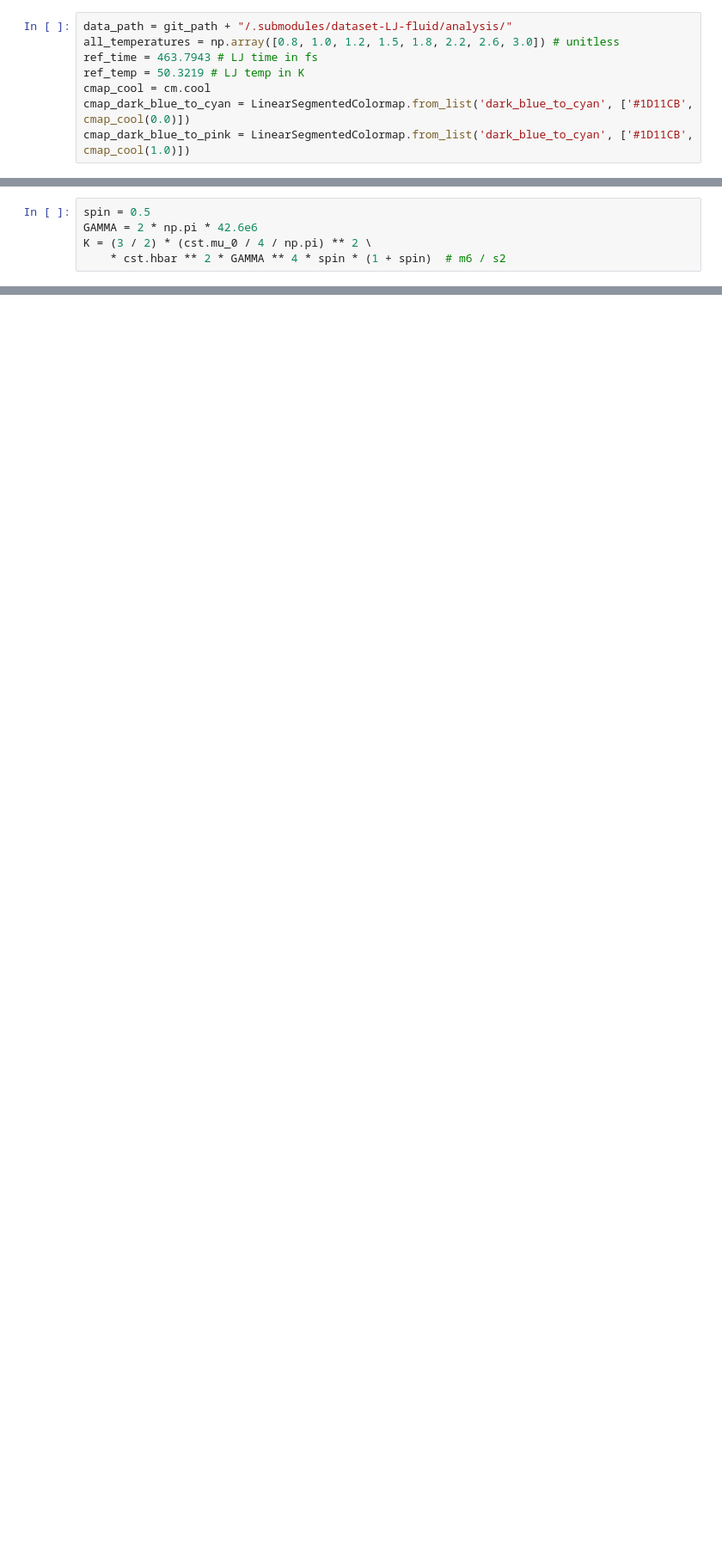
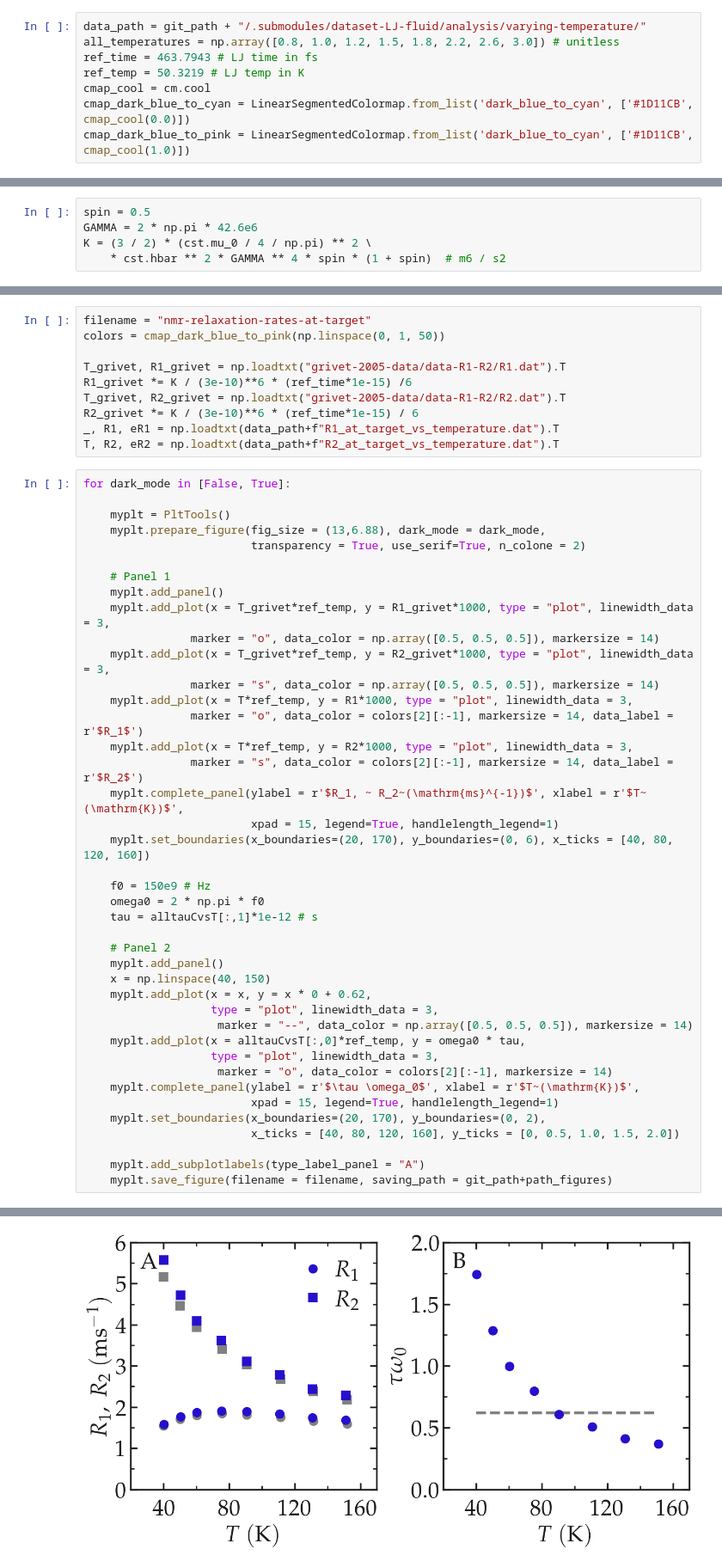
Before and after one commit to NMRDfromMD/nmrdfrommd.github.io, a Jupyter notebook: docs/source/applications/lennard-jones-fluids/nmr-relaxation-rates.ipynb, the cells around one changed output, grey strips where cells are left out. Shown at 86% size. Saved outputs shown, nothing was run; the diff lists cells and outputs as text; blank space fills up the shorter version.

```diff
--- a/docs/source/applications/lennard-jones-fluids/nmr-relaxation-rates.ipynb
+++ b/docs/source/applications/lennard-jones-fluids/nmr-relaxation-rates.ipynb
@@ -16,7 +16,7 @@ path_in_folder = current_path[len(git_path)+1:]
 sys.path.append(git_path + "/.submodules/pyplot-perso")
 from plttools import PltTools
 # %%
-data_path = git_path + "/.submodules/dataset-LJ-fluid/analysis/"
+data_path = git_path + "/.submodules/dataset-LJ-fluid/analysis/varying-temperature/"
 all_temperatures = np.array([0.8, 1.0, 1.2, 1.5, 1.8, 2.2, 2.6, 3.0]) # unitless
 ref_time = 463.7943 # LJ time in fs
 ref_temp = 50.3219 # LJ temp in K
@@ -100,0 +47,52 @@ for dark_mode in [False, True]:
+# %%
+filename = "nmr-relaxation-rates-at-target"
+colors = cmap_dark_blue_to_pink(np.linspace(0, 1, 50))
+
+T_grivet, R1_grivet = np.loadtxt("grivet-2005-data/data-R1-R2/R1.dat").T
+R1_grivet *= K / (3e-10)**6 * (ref_time*1e-15) /6
+T_grivet, R2_grivet = np.loadtxt("grivet-2005-data/data-R1-R2/R2.dat").T
+R2_grivet *= K / (3e-10)**6 * (ref_time*1e-15) / 6
+_, R1, eR1 = np.loadtxt(data_path+f"R1_at_target_vs_temperature.dat").T
+T, R2, eR2 = np.loadtxt(data_path+f"R2_at_target_vs_temperature.dat").T
+# %%
+for dark_mode in [False, True]:
+
+    myplt = PltTools()
+    myplt.prepare_figure(fig_size = (13,6.88), dark_mode = dark_mode,
+                         transparency = True, use_serif=True, n_colone = 2)
+
+    # Panel 1
+    myplt.add_panel()
+    myplt.add_plot(x = T_grivet*ref_temp, y = R1_grivet*1000, type = "plot", linewidth_data = 3,
+                marker = "o", data_color = np.array([0.5, 0.5, 0.5]), markersize = 14)
+    myplt.add_plot(x = T_grivet*ref_temp, y = R2_grivet*1000, type = "plot", linewidth_data = 3,
+                marker = "s", data_color = np.array([0.5, 0.5, 0.5]), markersize = 14)
+    myplt.add_plot(x = T*ref_temp, y = R1*1000, type = "plot", linewidth_data = 3,
+                marker = "o", data_color = colors[2][:-1], markersize = 14, data_label = r'$R_1$')
+    myplt.add_plot(x = T*ref_temp, y = R2*1000, type = "plot", linewidth_data = 3,
+                marker = "s", data_color = colors[2][:-1], markersize = 14, data_label = r'$R_2$')
+    myplt.complete_panel(ylabel = r'$R_1, ~ R_2~(\mathrm{ms}^{-1})$', xlabel = r'$T~(\mathrm{K})$',
+                         xpad = 15, legend=True, handlelength_legend=1)
+    myplt.set_boundaries(x_boundaries=(20, 170), y_boundaries=(0, 6), x_ticks = [40, 80, 120, 160])
+
+    f0 = 150e9 # Hz
+    omega0 = 2 * np.pi * f0
+    tau = alltauCvsT[:,1]*1e-12 # s
+
+    # Panel 2
+    myplt.add_panel()
+    x = np.linspace(40, 150)
+    myplt.add_plot(x = x, y = x * 0 + 0.62,
+                   type = "plot", linewidth_data = 3,
+                    marker = "--", data_color = np.array([0.5, 0.5, 0.5]), markersize = 14)
+    myplt.add_plot(x = alltauCvsT[:,0]*ref_temp, y = omega0 * tau,
+                   type = "plot", linewidth_data = 3,
+                    marker = "o", data_color = colors[2][:-1], markersize = 14)
+    myplt.complete_panel(ylabel = r'$\tau \omega_0$', xlabel = r'$T~(\mathrm{K})$',
+                         xpad = 15, legend=True, handlelength_legend=1)
+    myplt.set_boundaries(x_boundaries=(20, 170), y_boundaries=(0, 2),
+                         x_ticks = [40, 80, 120, 160], y_ticks = [0, 0.5, 1.0, 1.5, 2.0])
+
+    myplt.add_subplotlabels(type_label_panel = "A")
+    myplt.save_figure(filename = filename, saving_path = git_path+path_figures)
+# %% [output]
@@ -100,0 +103 @@ for dark_mode in [False, True]:
+[figure, added]
```
Also changed, not shown: parts of 8 cells of this notebook, 5 other files.
